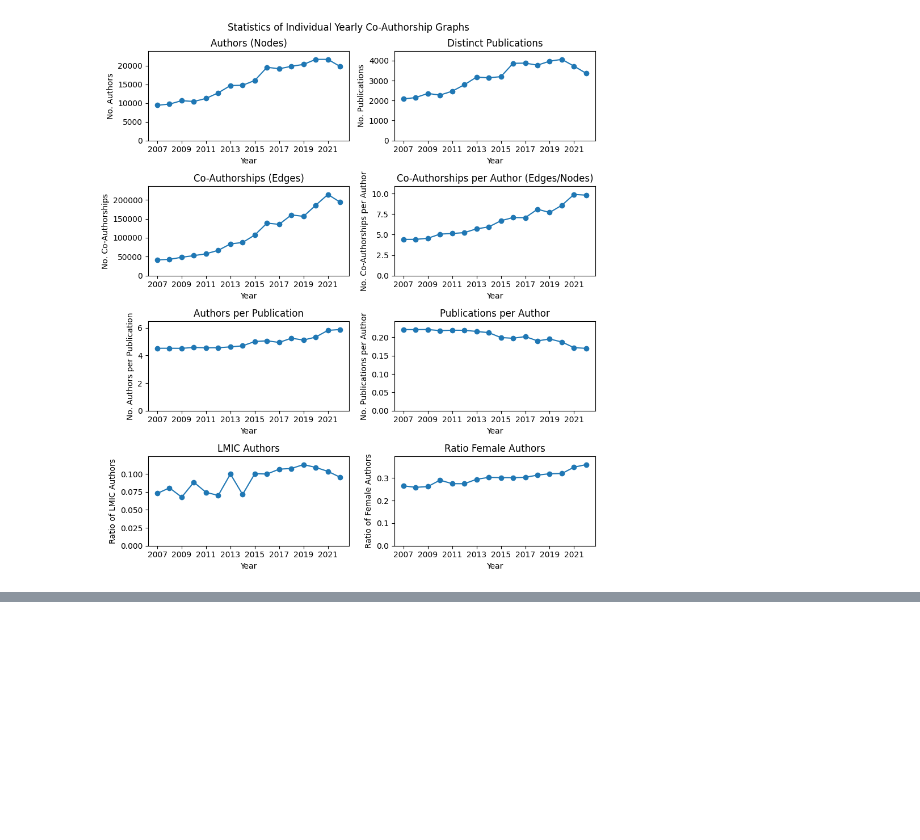
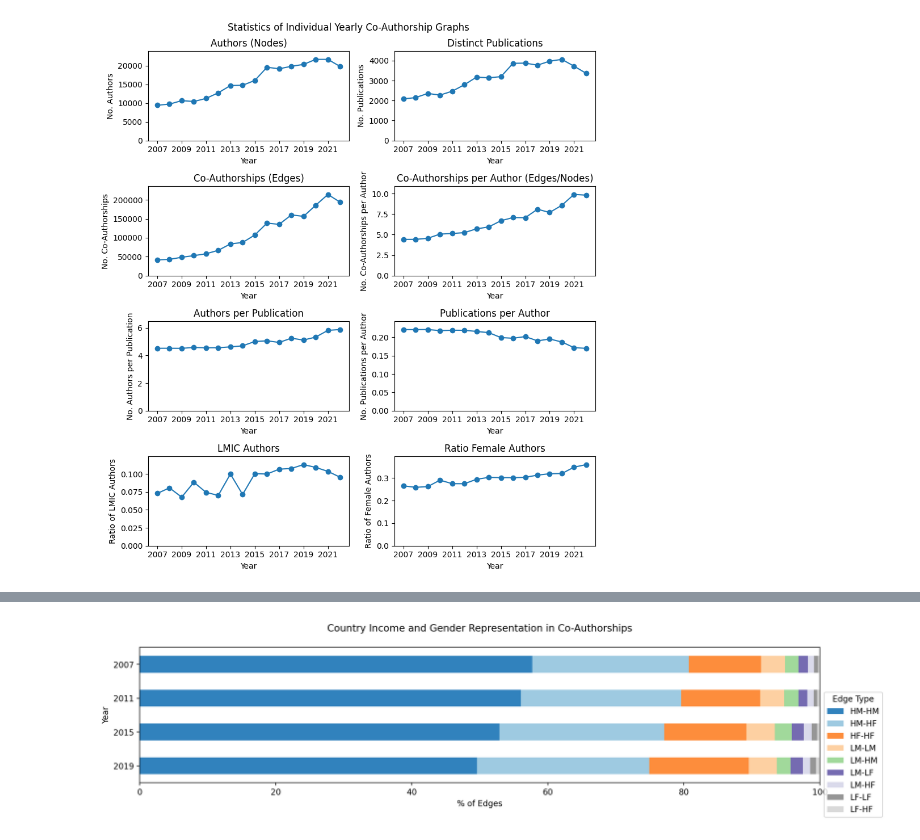
Before and after one commit to joamats/mit-knowledge-oligarchies, a Jupyter notebook: oligarchies/6_edges.ipynb, the cells around one changed output, grey strips where cells are left out. Saved outputs shown, nothing was run; the diff lists cells and outputs as text; code cells hidden in the pictures; blank space fills up the shorter version.

```diff
--- a/oligarchies/6_edges.ipynb
+++ b/oligarchies/6_edges.ipynb
@@ -275,0 +388,4 @@ plt.savefig("results/edges_gender.png", dpi=1000, bbox_inches="tight")
+# %%
+# sort the columns by highest mean
+df_edge_types = df_edge_types.reindex(df_edge_types.mean().sort_values(ascending=False).index, axis=1)
+df_edge_types
@@ -275,0 +398,19 @@ plt.savefig("results/edges_gender.png", dpi=1000, bbox_inches="tight")
+# %%
+# plot the results, year in the x axis, percentage in the y axis, different colors and legend
+# transform into percentages
+df_edge_types.iloc[::-1].plot(kind='barh', stacked=True, figsize=(15,3), rot=0, colormap='tab20c')
+
+# add text labels to the bars, individually, in the middle of each, different colors
+for i, year in enumerate(years_bins):
+    y = year[0]
+
+
+plt.title('Country Income and Gender Representation in Co-Authorships\n')
+plt.ylabel('Year')
+# plt(['2007\n-2010', '2011\n-2014', '2015\n-2018', '2019\n-2022'])
+plt.xlabel('% of Edges')
+plt.legend(loc='upper left', bbox_to_anchor=(1, .7), title='Edge Type')
+plt.xlim(0, 100)
+plt.show()
+# %% [output]
+[figure, added]
```
Also changed, not shown: parts of 12 cells of this notebook, 3 other files.
